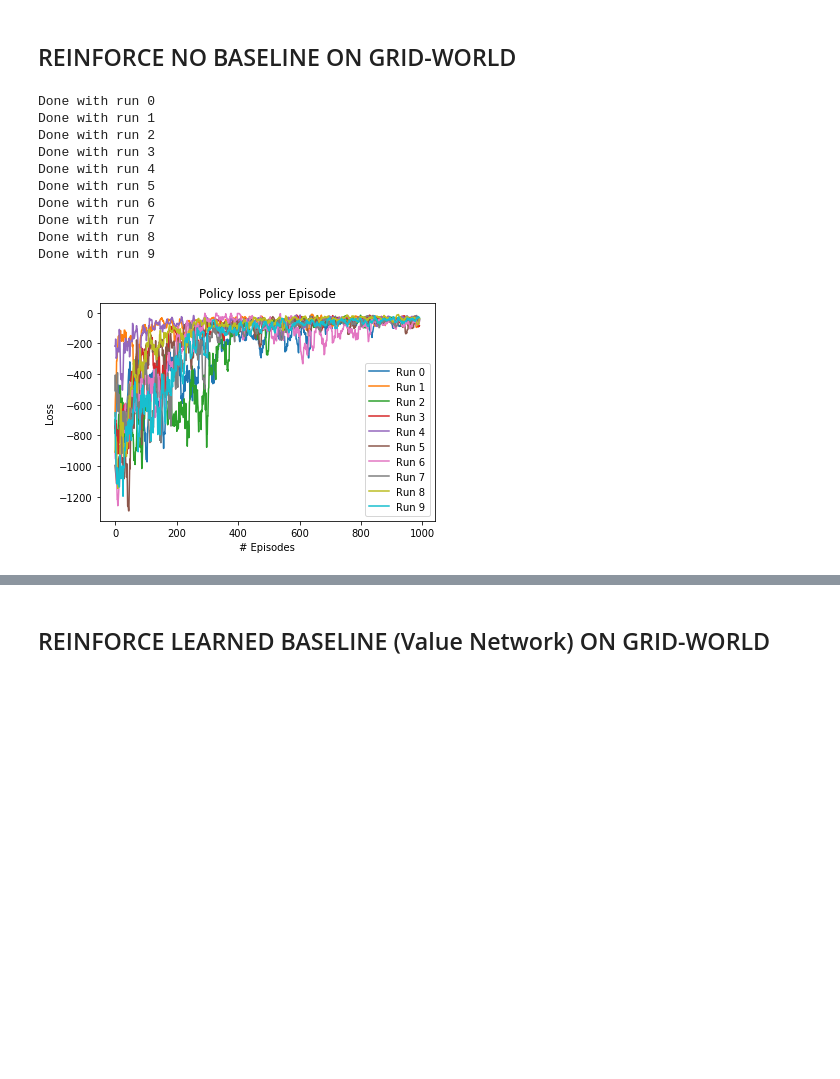
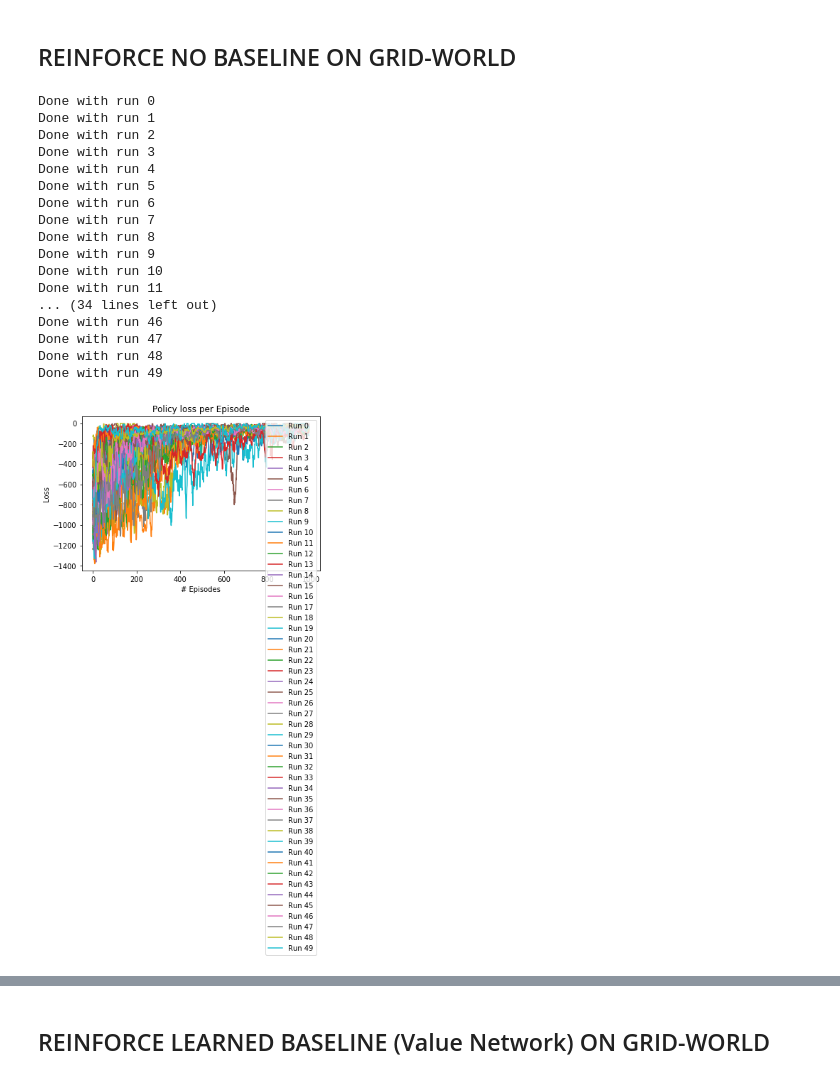
Before and after one commit to sgraaf/rl_reproducibility_lab, a Jupyter notebook: Playground.ipynb, the cells around one changed output, grey strips where cells are left out. Saved outputs shown, nothing was run; the diff lists cells and outputs as text; code cells hidden in the pictures; blank space fills up the shorter version.

```diff
--- a/Playground.ipynb
+++ b/Playground.ipynb
@@ -33,13 +33,23 @@ def smooth(x, N):
     cumsum = np.cumsum(np.insert(x, 0, 0))
     return (cumsum[N:] - cumsum[:-N]) / float(N)
 
-def select_action(model, state, epoch, grid_shape):
+def select_action(model, state, epoch, grid_shape, init_temperature=1.1):
     # Samples an action according to the probability distribution induced by the model
     # Also returns the log_probability
     state = np.unravel_index(state, grid_shape)
     log_p = model(torch.FloatTensor(state))
 
-    action = torch.multinomial(torch.exp(log_p), 1).item()
+    # Now add the temperature for making some exploration.
+    decay_exploration_epochs = 50
+    temperature = 1
+    if epoch < decay_exploration_epochs:
+        temperature = init_temperature - (init_temperature-temperature)*(epoch/decay_exploration_epochs)
+
+
+    probs = log_p.div(temperature)
+    probs = torch.exp(probs)
+    probs = probs / torch.sum(probs)
+    action = torch.multinomial(probs, 1).item()
 
     return action, log_p[action]
 
@@ -122,7 +132,7 @@ def run_episodes_policy_gradient(model, env, num_episodes, discount_factor, lear
 ## REINFORCE NO BASELINE ON GRID-WORLD
 # %%
 # Feel free to play around with the parameters!
-num_runs = 10
+num_runs = 50
 num_episodes = 1000
 discount_factor = 0.99
 learn_rate = 0.001
@@ -152,31 +162,38 @@ for i in range(num_runs):
     del model
     print('Done with run {}'.format(i))
 
 plt.figure()
 for i in range(num_runs):
     plt.plot(smooth(no_policy_losses[i], 10), label='Run {}'.format(i))
     plt.title('Policy loss per Episode')
     plt.xlabel('# Episodes')
     plt.ylabel('Loss')
     plt.legend()
 
 plt.figure()
 for i in range(num_runs):
 
     plt.plot(smooth(no_episode_lenghts[i],10), label='Run {}'.format(i))
     plt.title('Duration per episode')
     plt.xlabel('# Episodes')
     plt.ylabel('# Steps to Termination')
     plt.legend()
 # %% [output]
 Done with run 0
 Done with run 1
 Done with run 2
 Done with run 3
 Done with run 4
 Done with run 5
 Done with run 6
 Done with run 7
 Done with run 8
 Done with run 9
+Done with run 10
+Done with run 11
+... (34 lines left out)
+Done with run 46
+Done with run 47
+Done with run 48
+Done with run 49
-[figure, old version]
+[figure, new version]
```
Also changed, not shown: parts of 5 cells of this notebook, 1 other file.
